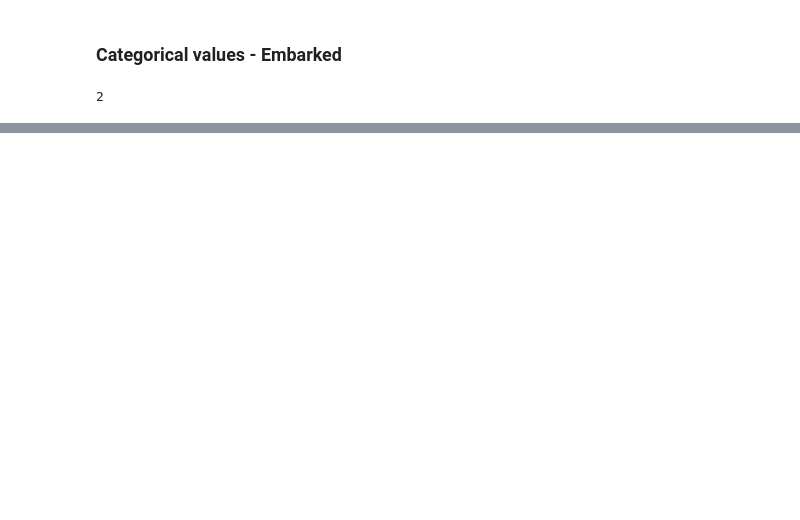
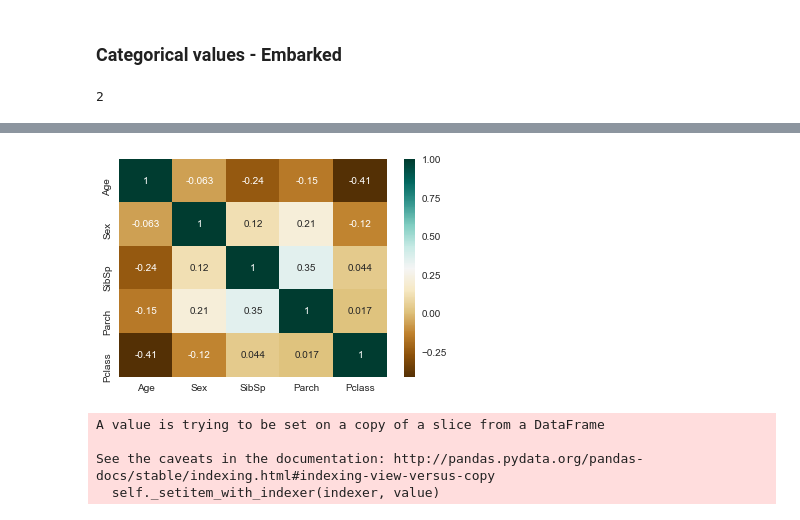
Before and after one commit to vincentman/Kaggle_titanic, a Jupyter notebook: EDA/EDA_from_Yassine.ipynb, the cells around one changed output, grey strips where cells are left out. Saved outputs shown, nothing was run; the diff lists cells and outputs as text; code cells hidden in the pictures; blank space fills up the shorter version.

```diff
--- a/EDA/EDA_from_Yassine.ipynb
+++ b/EDA/EDA_from_Yassine.ipynb
@@ -275,0 +299,22 @@ g = g.set_ylabels("survival probability")
+# %%
+# convert Sex into categorical value 0 for male and 1 for female
+dataset["Sex"] = dataset["Sex"].map({"male": 0, "female":1})
+# %%
+g = sns.heatmap(dataset[["Age","Sex","SibSp","Parch","Pclass"]].corr(),cmap="BrBG",annot=True)
+# %% [output]
+[figure, added]
+# %%
+for i in index_NaN_age:
+    age_med = dataset["Age"].median()
+    age_pred = dataset["Age"][(
+            (dataset['SibSp'] == dataset.iloc[i]["SibSp"]) & (dataset['Parch'] == dataset.iloc[i]["Parch"]) & (
+            dataset['Pclass'] == dataset.iloc[i]["Pclass"]))].median()
+    if not np.isnan(age_pred):
+        dataset['Age'].iloc[i] = age_pred
+    else:
+        dataset['Age'].iloc[i] = age_med
+# %% [output]
+A value is trying to be set on a copy of a slice from a DataFrame
+
+See the caveats in the documentation: http://pandas.pydata.org/pandas-docs/stable/indexing.html#indexing-view-versus-copy
+  self._setitem_with_indexer(indexer, value)
```
Also changed, not shown: parts of 51 cells of this notebook, 8 other files.
